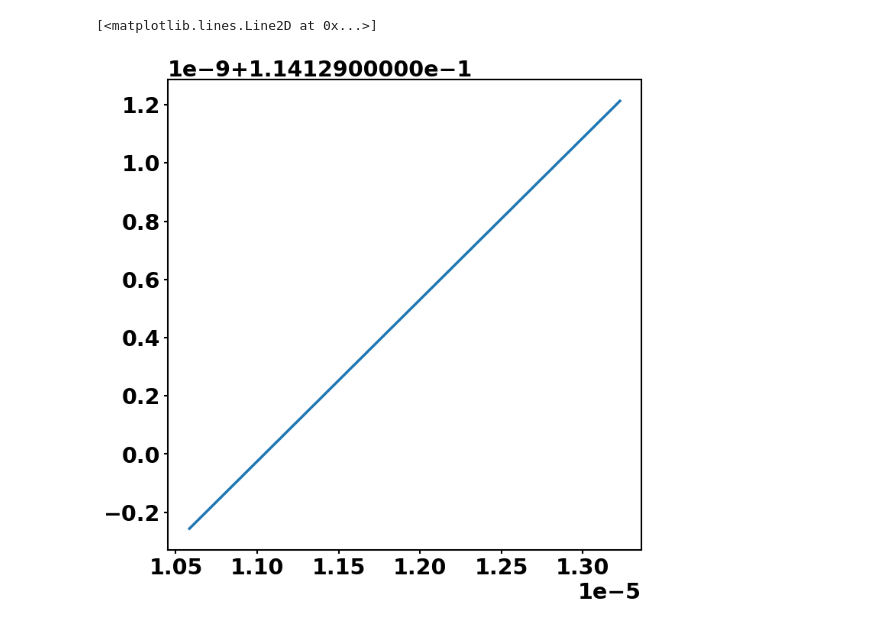
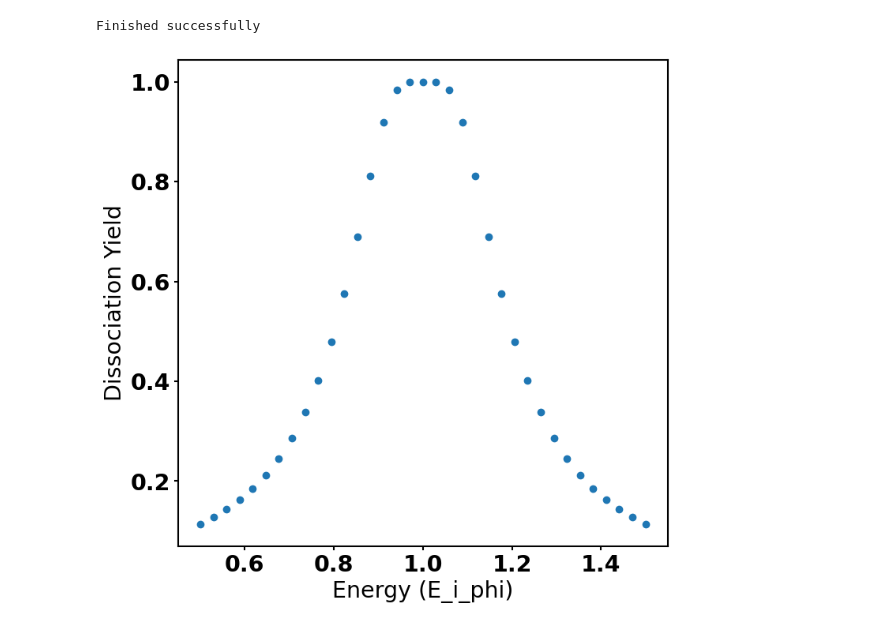
Before and after one commit to rzumbrunn/PCV_project, a Jupyter notebook: task3/task5.ipynb, the cells around one changed output. Cells and saved outputs as stored; diff of their text form; code cells hidden in the pictures.

```diff
--- a/task3/task5.ipynb
+++ b/task3/task5.ipynb
@@ -59,5 +72,6 @@ def implicit_euler_sim(M,x0,dt , T, Perturbation = None):
 # %%
-#constants
+# Constants
+
 from scipy.constants import physical_constants as pc
 aut = pc['atomic unit of time'][0]
 E = 200*1e-6 / pc['atomic unit of energy'][0] #uJ
@@ -74,4 +88,13 @@ E_i_phi = 5000*1e2 * pc["atomic unit of length"][0]  #cm^-1
 E_i_psi = 5000*1e2 * pc["atomic unit of length"][0] #cm^-1
 Gamma_diss = 25*1e2 * pc["atomic unit of length"][0] #cm^-1
 
-#
+x0 = np.array([1, 0, 0])
+dt = 0.005e-9/aut
+T = 50e-9/aut
+
+omega_range = np.linspace(0.7*E_i_phi, 1.1*E_i_phi, 14)
+num_threads_max = 7
+
+PROJECT_DIR = os.path.dirname(os.path.abspath(''))
+X_cache_dir = os.path.join(PROJECT_DIR, 'task3', 'x_cache')
+os.makedirs(X_cache_dir, exist_ok=True)
@@ -303,0 +148,19 @@ TypeError: savetxt() missing 1 required positional argument: 'X'
+# %%
+# TODO: Remove me, just to update constants
+x0 = np.array([1, 0, 0])
+dt = 0.0005e-9 / aut
+T = 50e-9 / aut
+
+omega_range = np.linspace(0.9*E_i_phi, 1.1*E_i_phi, 35)
+num_threads_max = 7
+# %%
+# Parallel processing
+
+dissoc_yields = {}
+
+with ProcessPoolExecutor(max_workers=num_threads_max) as executor:
+    futures = {executor.submit(calc_dissoc_yield, omega): omega for omega in omega_range}
+    for future in as_completed(futures):
+        omega, dissoc_yield = future.result()
+        dissoc_yields[omega] = dissoc_yield
+        print(f'Finished for omega={omega}')
@@ -313,8 +192,10 @@ plt.show()
 # %%
 # Plot the results
-plt.plot(omega_range, list(dissoc_yields.values()))
+plt.plot([float(omega)/E_i_phi for omega in dissoc_yields.keys()], list(dissoc_yields.values()), ls='', marker='o')
 plt.savefig(os.path.join(PROJECT_DIR, 'fano.png'))
+plt.xlabel("Energy (E_i_phi)")
+plt.ylabel("Dissociation Yield")
 print('Finished successfully')
 # %% [output]
-[<matplotlib.lines.Line2D at 0x...>]
+Finished successfully
-[figure, old version]
+[figure, new version]
```
Also changed, not shown: parts of 9 cells of this notebook.
